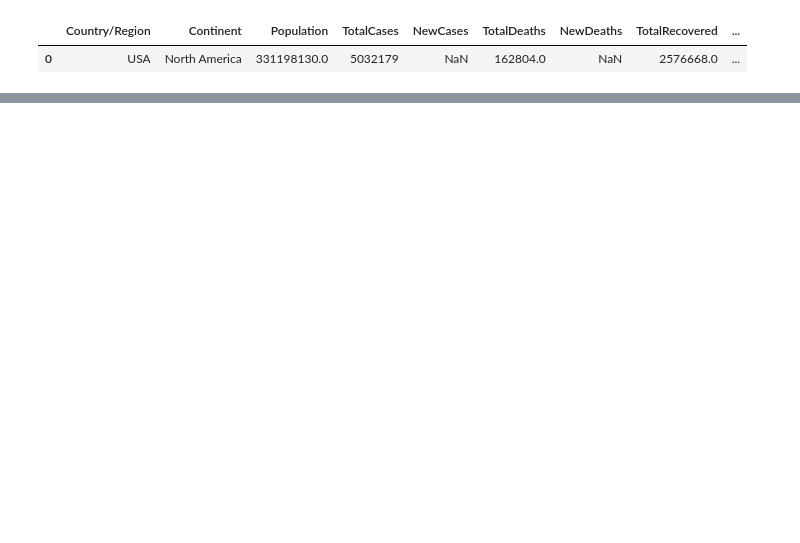
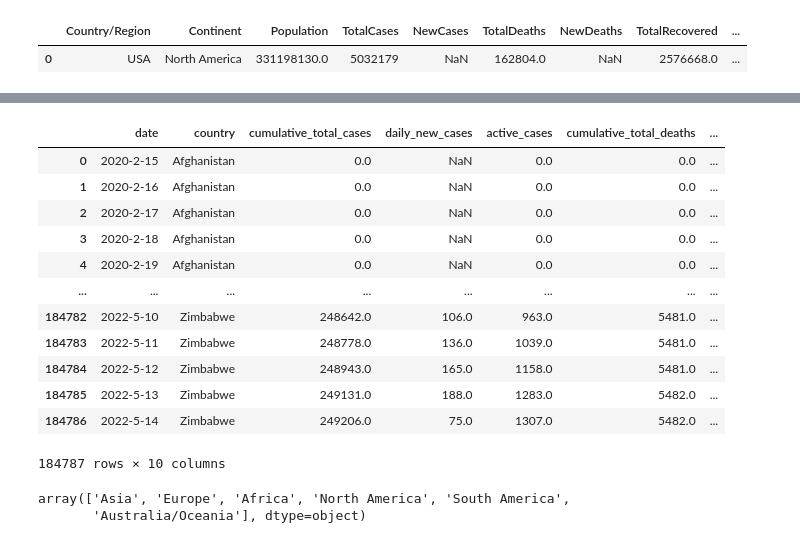
Before and after one commit to daniel-martellini-projects/CA_data_exploration, a Jupyter notebook: CA_data_exploration.ipynb, the cells around one changed output, grey strips where cells are left out. Drawn from its saved outputs; the diff is of its cells as text; code cells hidden in the pictures; blank space fills up the shorter version.

```diff
--- a/CA_data_exploration.ipynb
+++ b/CA_data_exploration.ipynb
@@ -59,0 +53,5 @@ df[]
+# %%
+world_data_df= pd.read_csv("covid19_dataset/worldometer_coronavirus_summary_data.csv")
+# %%
+columns_that_I_want = ["country", "continent","population", "total_deaths"]
+world_data_df_reduced_for_merge = world_data_df[columns_that_I_want]
@@ -59,0 +76,2 @@ df[]
+# %%
+merged_df = pd.merge(df_main, world_data_df_reduced_for_merge, on=['country'], how='left')
@@ -59,0 +83,21 @@ df[]
+# %%
+merged_df
+# %% [output]
+|  | date | country | cumulative_total_cases | daily_new_cases | active_cases | cumulative_total_deaths | ... |
+| 0 | 2020-2-15 | Afghanistan | 0.0 | NaN | 0.0 | 0.0 | ... |
+| 1 | 2020-2-16 | Afghanistan | 0.0 | NaN | 0.0 | 0.0 | ... |
+| 2 | 2020-2-17 | Afghanistan | 0.0 | NaN | 0.0 | 0.0 | ... |
+| 3 | 2020-2-18 | Afghanistan | 0.0 | NaN | 0.0 | 0.0 | ... |
+| 4 | 2020-2-19 | Afghanistan | 0.0 | NaN | 0.0 | 0.0 | ... |
+| ... | ... | ... | ... | ... | ... | ... | ... |
+| 184782 | 2022-5-10 | Zimbabwe | 248642.0 | 106.0 | 963.0 | 5481.0 | ... |
+| 184783 | 2022-5-11 | Zimbabwe | 248778.0 | 136.0 | 1039.0 | 5481.0 | ... |
+| 184784 | 2022-5-12 | Zimbabwe | 248943.0 | 165.0 | 1158.0 | 5481.0 | ... |
+| 184785 | 2022-5-13 | Zimbabwe | 249131.0 | 188.0 | 1283.0 | 5482.0 | ... |
+| 184786 | 2022-5-14 | Zimbabwe | 249206.0 | 75.0 | 1307.0 | 5482.0 | ... |
+184787 rows × 10 columns
+# %%
+merged_df["continent"].unique()
+# %% [output]
+array(['Asia', 'Europe', 'Africa', 'North America', 'South America',
+       'Australia/Oceania'], dtype=object)
```
Also changed, not shown: parts of 25 cells of this notebook, 11 other files.
